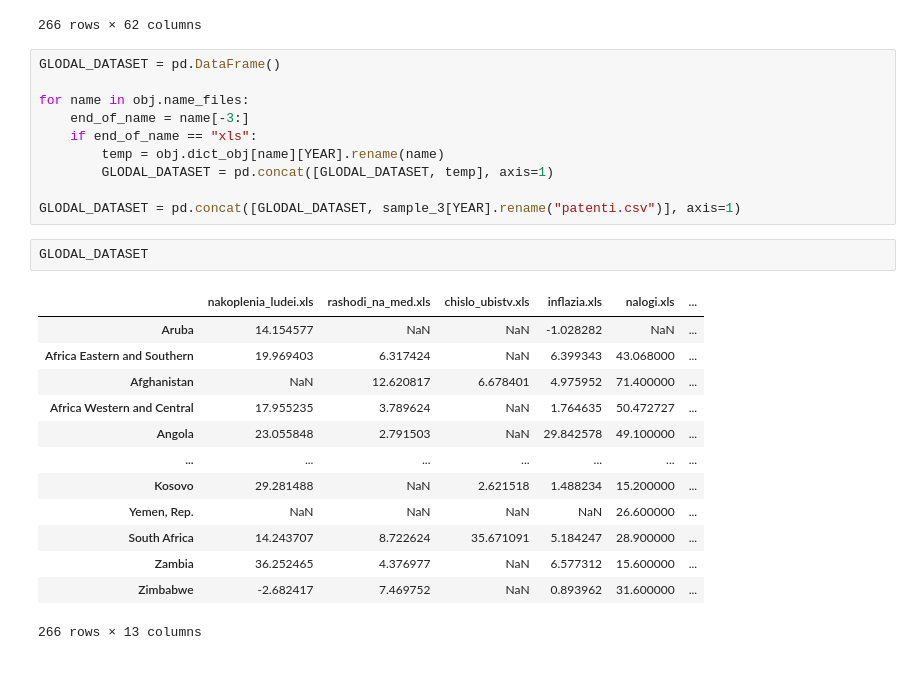
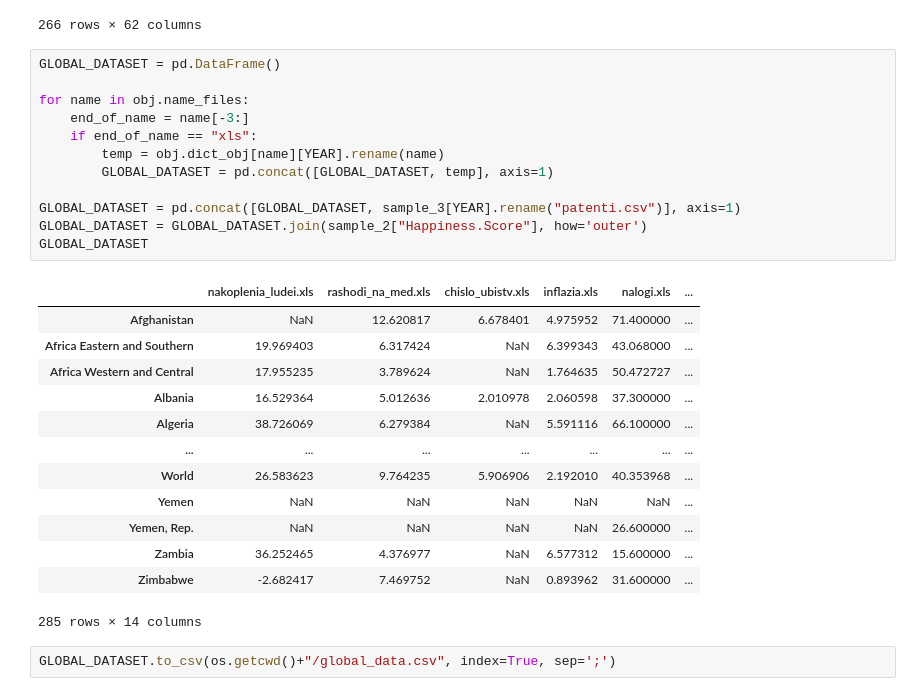
Before and after one commit to VsevolodZaostrovsky/EconometricsProject, a Jupyter notebook: to_table.ipynb, the cells around one changed output. Saved outputs shown, nothing was run; the diff lists cells and outputs as text.

```diff
--- a/to_table.ipynb
+++ b/to_table.ipynb
@@ -138,28 +138,30 @@ sample_3
 | Zimbabwe | NaN | NaN | NaN | NaN | NaN | NaN | NaN | NaN | NaN | NaN | ... | ... |
 266 rows × 62 columns
 # %%
-GLODAL_DATASET = pd.DataFrame()
+GLOBAL_DATASET = pd.DataFrame()
 
 for name in obj.name_files:
     end_of_name = name[-3:]
     if end_of_name == "xls":
         temp = obj.dict_obj[name][YEAR].rename(name)
-        GLODAL_DATASET = pd.concat([GLODAL_DATASET, temp], axis=1)
+        GLOBAL_DATASET = pd.concat([GLOBAL_DATASET, temp], axis=1)
 
-GLODAL_DATASET = pd.concat([GLODAL_DATASET, sample_3[YEAR].rename("patenti.csv")], axis=1)
+GLOBAL_DATASET = pd.concat([GLOBAL_DATASET, sample_3[YEAR].rename("patenti.csv")], axis=1)
+GLOBAL_DATASET = GLOBAL_DATASET.join(sample_2["Happiness.Score"], how='outer')
+GLOBAL_DATASET
+# %% [output]
+|  | nakoplenia_ludei.xls | rashodi_na_med.xls | chislo_ubistv.xls | inflazia.xls | nalogi.xls | ... |
+| Afghanistan | NaN | 12.620817 | 6.678401 | 4.975952 | 71.400000 | ... |
+| Africa Eastern and Southern | 19.969403 | 6.317424 | NaN | 6.399343 | 43.068000 | ... |
+| Africa Western and Central | 17.955235 | 3.789624 | NaN | 1.764635 | 50.472727 | ... |
+| Albania | 16.529364 | 5.012636 | 2.010978 | 2.060598 | 37.300000 | ... |
+| Algeria | 38.726069 | 6.279384 | NaN | 5.591116 | 66.100000 | ... |
+| ... | ... | ... | ... | ... | ... | ... |
+| World | 26.583623 | 9.764235 | 5.906906 | 2.192010 | 40.353968 | ... |
+| Yemen | NaN | NaN | NaN | NaN | NaN | ... |
+| Yemen, Rep. | NaN | NaN | NaN | NaN | 26.600000 | ... |
+| Zambia | 36.252465 | 4.376977 | NaN | 6.577312 | 15.600000 | ... |
+| Zimbabwe | -2.682417 | 7.469752 | NaN | 0.893962 | 31.600000 | ... |
+285 rows × 14 columns
-# %%
-GLODAL_DATASET
-# %% [output]
-|  | nakoplenia_ludei.xls | rashodi_na_med.xls | chislo_ubistv.xls | inflazia.xls | nalogi.xls | ... |
-| Aruba | 14.154577 | NaN | NaN | -1.028282 | NaN | ... |
-| Africa Eastern and Southern | 19.969403 | 6.317424 | NaN | 6.399343 | 43.068000 | ... |
-| Afghanistan | NaN | 12.620817 | 6.678401 | 4.975952 | 71.400000 | ... |
-| Africa Western and Central | 17.955235 | 3.789624 | NaN | 1.764635 | 50.472727 | ... |
-| Angola | 23.055848 | 2.791503 | NaN | 29.842578 | 49.100000 | ... |
-| ... | ... | ... | ... | ... | ... | ... |
-| Kosovo | 29.281488 | NaN | 2.621518 | 1.488234 | 15.200000 | ... |
-| Yemen, Rep. | NaN | NaN | NaN | NaN | 26.600000 | ... |
-| South Africa | 14.243707 | 8.722624 | 35.671091 | 5.184247 | 28.900000 | ... |
-| Zambia | 36.252465 | 4.376977 | NaN | 6.577312 | 15.600000 | ... |
-| Zimbabwe | -2.682417 | 7.469752 | NaN | 0.893962 | 31.600000 | ... |
-266 rows × 13 columns
+# %%
+GLOBAL_DATASET.to_csv(os.getcwd()+"/global_data.csv", index=True, sep=';')
```
Also changed, not shown: parts of 3 cells of this notebook, 1 other file.
